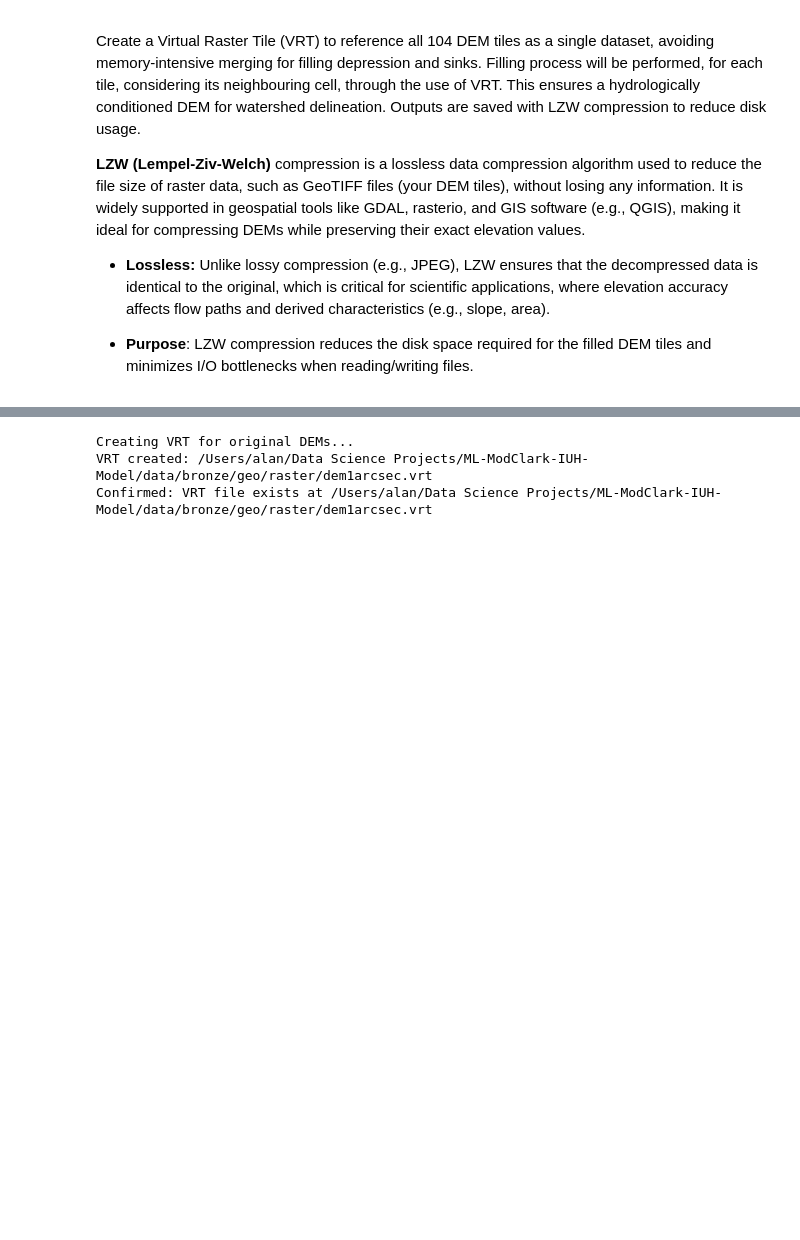
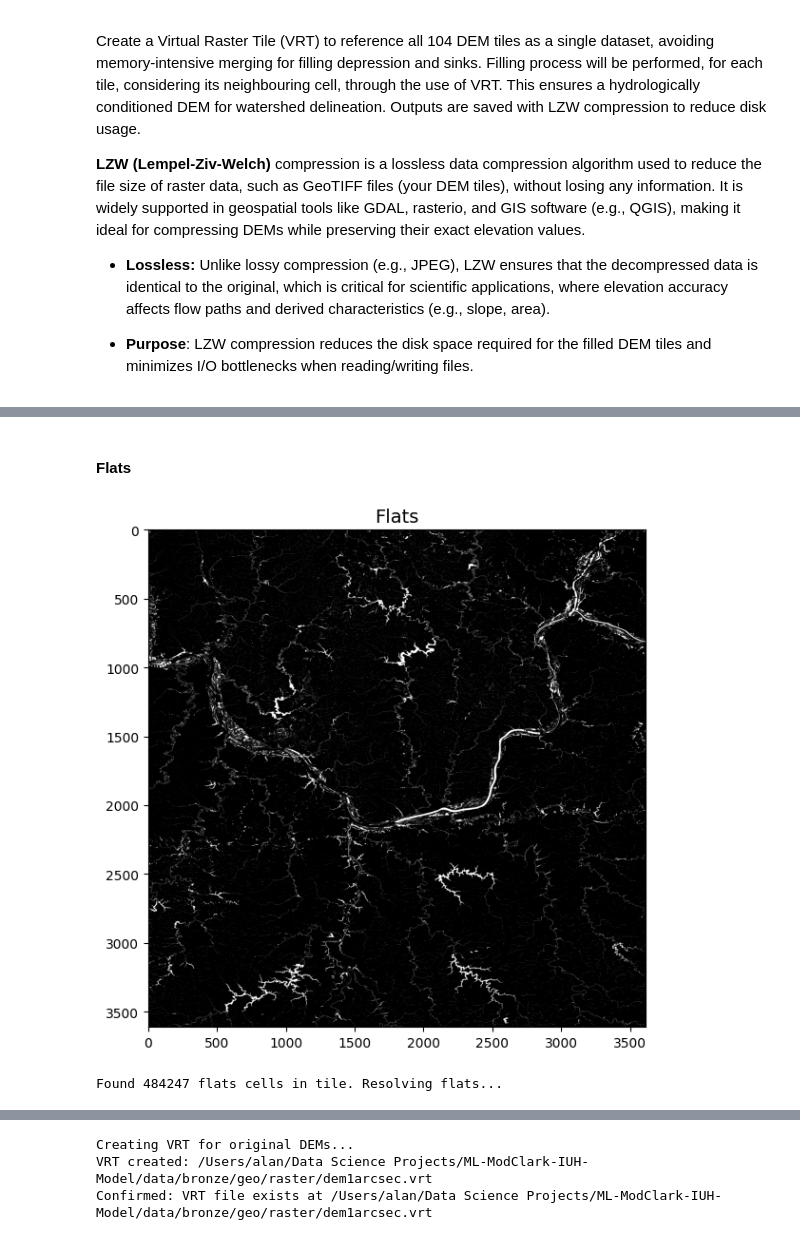
Before and after one commit to vpalvesalan/ML-ModClark-IUH-Model, a Jupyter notebook: notebooks/preprocessing/7_dem_preprocessing.ipynb, the cells around one changed output, grey strips where cells are left out. Saved outputs shown, nothing was run; the diff lists cells and outputs as text; code cells hidden in the pictures; blank space fills up the shorter version.

```diff
--- a/notebooks/preprocessing/7_dem_preprocessing.ipynb
+++ b/notebooks/preprocessing/7_dem_preprocessing.ipynb
@@ -103,0 +207,23 @@ Create a Virtual Raster Tile (VRT) to reference all 104 DEM tiles as a single da
+# %% [markdown]
+#### Flats
+# %%
+# Detect flats
+flats = grid.detect_flats(flooded_dem)
+
+# Plot flats
+fig, ax = plt.subplots(figsize=(8,6))
+fig.patch.set_alpha(0)
+
+plt.imshow(flats, cmap='Greys_r', zorder=1)
+plt.title('Flats', size=14)
+plt.tight_layout()
+# %% [output]
+[figure, added]
+# %%
+if flats.any():
+    print(f"Found {flats.sum()} flats cells in tile. Resolving flats...")
+    inflated_dem = grid.resolve_flats(dem)
+else:
+    print("No flat areas found in tile.")
+# %% [output]
+Found 484247 flats cells in tile. Resolving flats...
```
Also changed, not shown: parts of 37 cells of this notebook.
